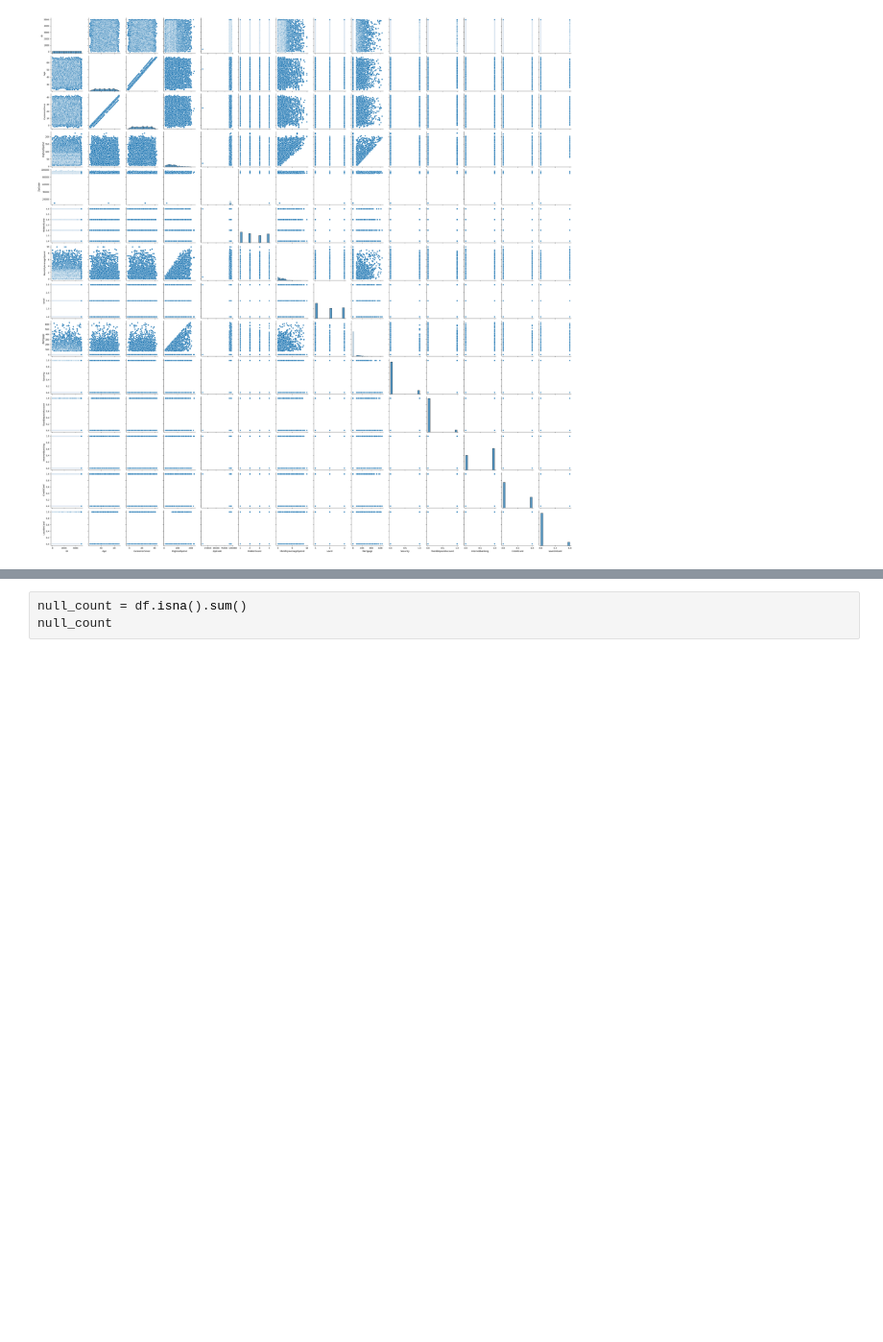
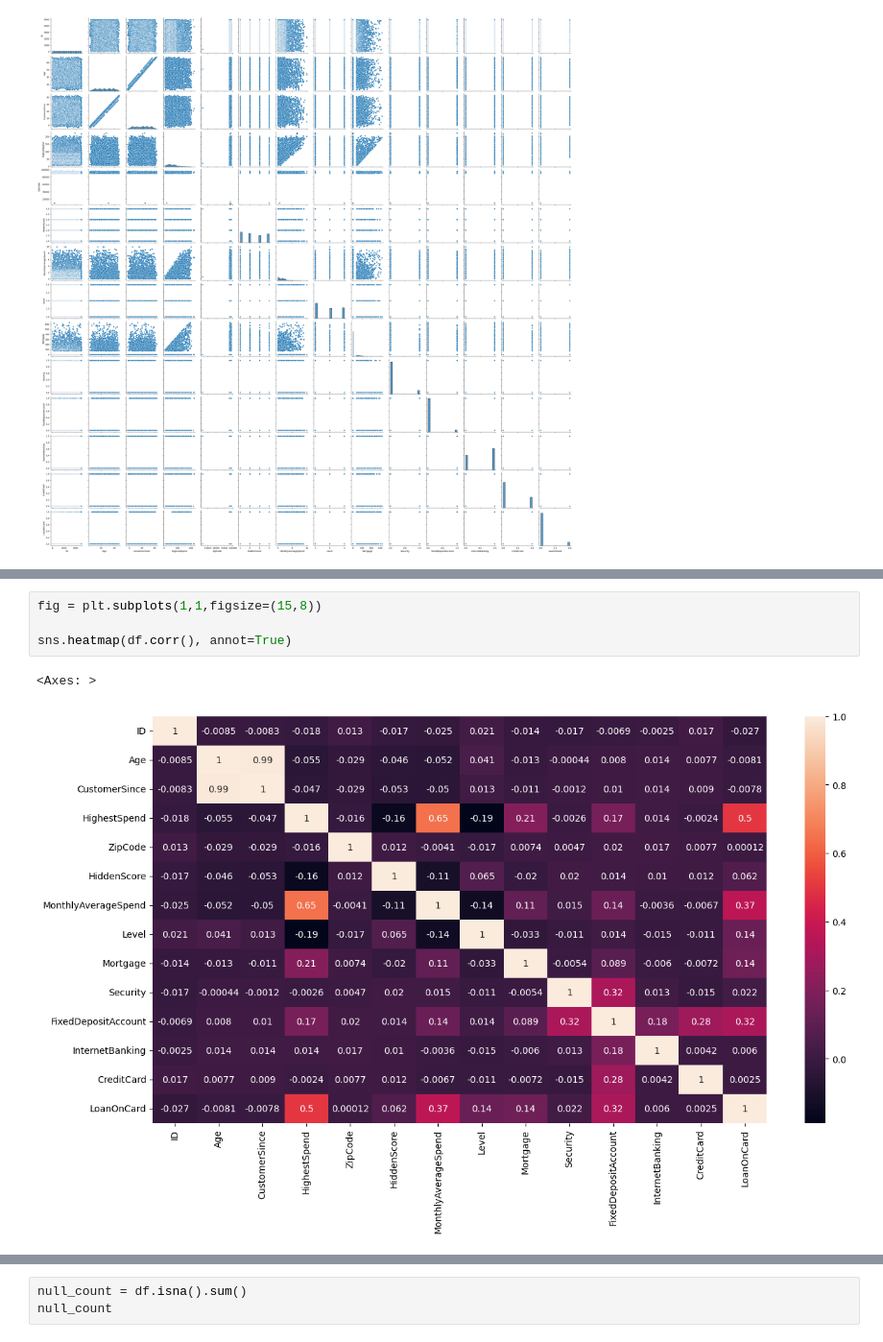
Before and after one commit to romulan-overlord/MDSC-106, a Jupyter notebook: Task 2/task_2.ipynb, the cells around one changed output, grey strips where cells are left out. Shown at 96% size. Cells and saved outputs as stored; diff of their text form; blank space fills up the shorter version.

```diff
--- a/Task 2/task_2.ipynb
+++ b/Task 2/task_2.ipynb
@@ -145,0 +153,7 @@ sns.jointplot(df)
+# %%
+fig = plt.subplots(1,1,figsize=(15,8))
+
+sns.heatmap(df.corr(), annot=True)
+# %% [output]
+<Axes: >
+[figure, added]
```
Also changed, not shown: parts of 5 cells of this notebook.
